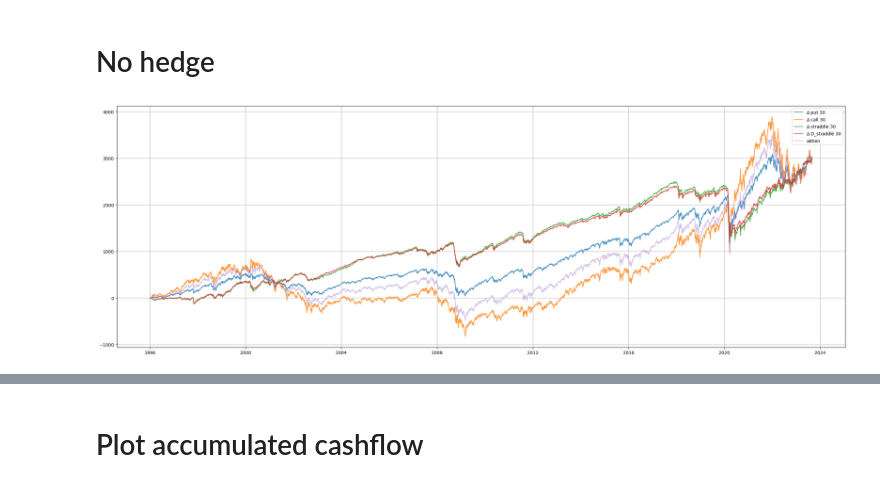
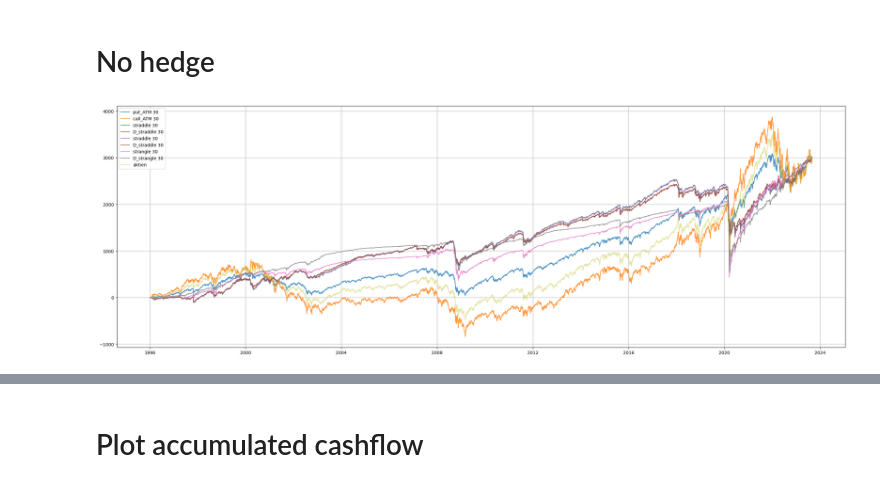
Before and after one commit to MadsHebsgaard/volpy, a Jupyter notebook: Variance strategies.ipynb, the cells around one changed output, grey strips where cells are left out. Drawn from its saved outputs; the diff is of its cells as text; code cells hidden in the pictures.

Commit message:
updated option strategies

```diff
--- a/Variance strategies.ipynb
+++ b/Variance strategies.ipynb
@@ -30,15 +19,16 @@ importlib.reload(vs)
 # %% [markdown]
 # Load Data
 # %%
-om_folder = "i2s1_full_v2" #SPX_full, i2s1_full_v2
+om_folder = "SPX_full" #SPX_full, i2s1_full_v2
 sum_df, od_raw = vs.import_sum_raw(om_folder = om_folder)
 # %%
 price_type = "mid"
 IV_type = "om"
+OTM_moneyness = 0.15
 
 od_hl = vs.create_od_hl(od_raw = od_raw, sum_df = sum_df, price_type = price_type, IV_type = IV_type)
 sum_df = vs.add_F_to_sum_df(od_hl = od_hl, sum_df = sum_df)
-sum_df = vs.add_ATM_options_to_sum_df(sum_df = sum_df, od_hl = od_hl, od_raw = od_raw)
+sum_df = vs.add_ATM_options_to_sum_df(sum_df = sum_df, od_hl = od_hl, od_raw = od_raw, moneyness = OTM_moneyness)
 # %% [markdown]
 # Add strategy cashflows
 # %%
@@ -46,7 +36,13 @@ importlib.reload(vp)
 importlib.reload(load_clean_lib)
 importlib.reload(table_lib)
 importlib.reload(vs)
+# OTM_str = f"OTM_{round(OTM_moneyness * 100)}%"
 
-strategies = [vs.add_put_and_call_sgy, vs.add_delta_put_and_call_sgy, vs.add_straddle_sgy, vs.add_delta_straddle_sgy, vs.add_self_financed_stock_sgy]
-for add_sgy in strategies:
-    sum_df = add_sgy(sum_df)
+df = sum_df.copy()
+ATM_strategies = [vs.add_put_and_call_sgy, vs.add_delta_put_and_call_sgy, vs.add_straddle_sgy, vs.add_delta_straddle_sgy, vs.add_self_financed_stock_sgy]
+for add_sgy in ATM_strategies:
+    df = add_sgy(sum_df)
+
+OTM_strategies = [vs.add_put_and_call_sgy, vs.add_delta_put_and_call_sgy, vs.add_strangle_sgy, vs.add_delta_strangle_sgy, vs.add_butterfly_spread_sgy, vs.add_delta_butterfly_spread_sgy]
+for add_sgy in OTM_strategies:
+    df = add_sgy(sum_df, OTM_moneyness)
@@ -53,26 +51,25 @@ for add_sgy in strategies:
 # %% [markdown]
 ### Limit to ticker subset (SPX) ect. if wanted
 # %%
-df = sum_df[sum_df["ticker"] == "SPX"].reset_index(drop=True)
-# df = sum_df
+# df = df[sum_df["ticker"] == "SPX"].reset_index(drop=True)
 # %% [markdown]
 # No hedge
 # %%
 plt.figure(figsize=(30, 10))
 
 last_stock_val = np.cumsum(df["ticker_change_free"]).iloc[-1]
 
-for put_call in ["put", "call", "straddle", "D_straddle"]:
+for put_call in ["put_ATM", "call_ATM", "straddle", "D_straddle", "straddle", "D_straddle", "strangle", "D_strangle"]:
     last_option_val = np.cumsum(df[f"30_{put_call}"]).iloc[-1]
     scalar = last_stock_val/last_option_val
     plt.plot(df["date"], scalar * np.cumsum(df[f"30_{put_call}"]),
-         label=rf"$\Delta$ {put_call} 30", alpha=0.8)
+         label=rf"{put_call} 30", alpha=0.8)
 
 plt.plot(df["date"], np.cumsum(df["ticker_change_free"]),
     label="aktien", alpha=0.4)
 
 plt.grid()
 plt.legend()
 plt.show()
 # %% [output]
-[figure, old version]
+[figure, new version]
```
Also changed, not shown: parts of 10 cells of this notebook, 3 other files.
